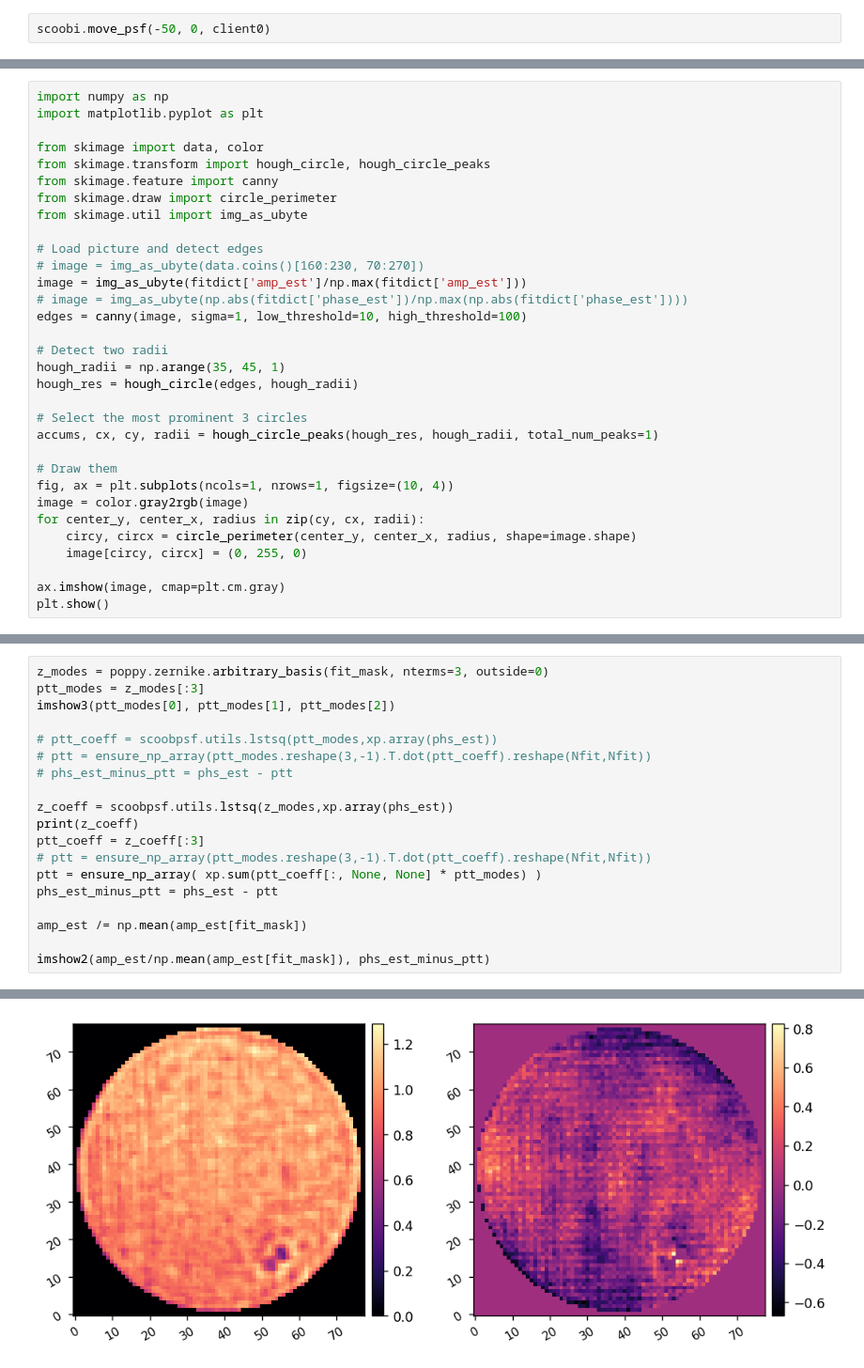
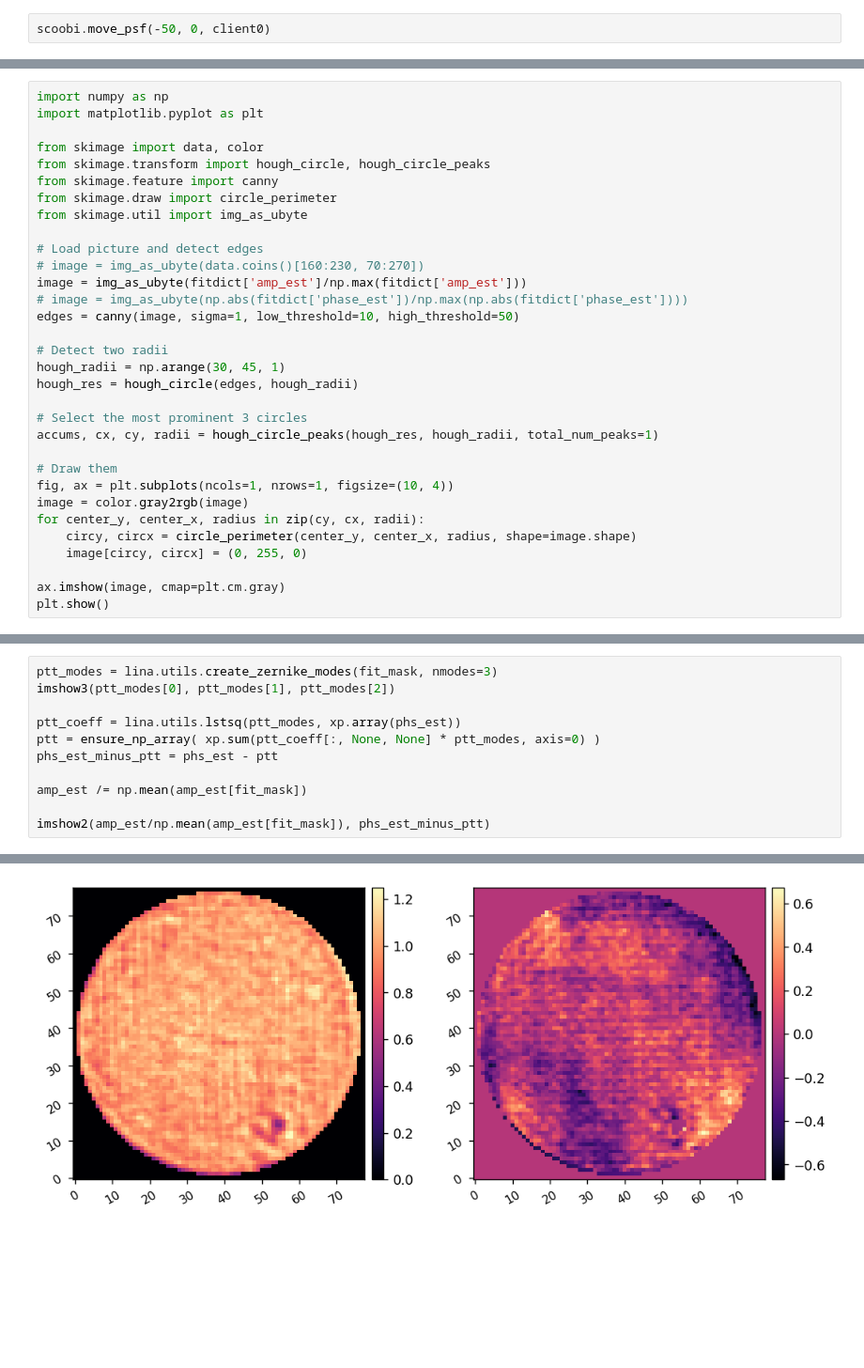
Before and after one commit to kian1377/scoob-exps, a Jupyter notebook: scoobi_demo_fdpr.ipynb, the cells around one changed output, grey strips where cells are left out. Shown: that part at 94% size. Drawn from its saved outputs; the diff is of its cells as text; blank space fills up the shorter version.

```diff
--- a/scoobi_demo_fdpr.ipynb
+++ b/scoobi_demo_fdpr.ipynb
@@ -105,10 +107,10 @@ from skimage.util import img_as_ubyte
 # image = img_as_ubyte(data.coins()[160:230, 70:270])
 image = img_as_ubyte(fitdict['amp_est']/np.max(fitdict['amp_est']))
 # image = img_as_ubyte(np.abs(fitdict['phase_est'])/np.max(np.abs(fitdict['phase_est'])))
-edges = canny(image, sigma=1, low_threshold=10, high_threshold=100)
+edges = canny(image, sigma=1, low_threshold=10, high_threshold=50)
 
 # Detect two radii
-hough_radii = np.arange(35, 45, 1)
+hough_radii = np.arange(30, 45, 1)
 hough_res = hough_circle(edges, hough_radii)
 
 # Select the most prominent 3 circles
@@ -149,17 +143,9 @@ imshow3(fit_mask, amp_est, phs_est)
 # %%
-z_modes = poppy.zernike.arbitrary_basis(fit_mask, nterms=3, outside=0)
-ptt_modes = z_modes[:3]
+ptt_modes = lina.utils.create_zernike_modes(fit_mask, nmodes=3)
 imshow3(ptt_modes[0], ptt_modes[1], ptt_modes[2])
 
-# ptt_coeff = scoobpsf.utils.lstsq(ptt_modes,xp.array(phs_est))
-# ptt = ensure_np_array(ptt_modes.reshape(3,-1).T.dot(ptt_coeff).reshape(Nfit,Nfit))
-# phs_est_minus_ptt = phs_est - ptt
-
-z_coeff = scoobpsf.utils.lstsq(z_modes,xp.array(phs_est))
-print(z_coeff)
-ptt_coeff = z_coeff[:3]
-# ptt = ensure_np_array(ptt_modes.reshape(3,-1).T.dot(ptt_coeff).reshape(Nfit,Nfit))
-ptt = ensure_np_array( xp.sum(ptt_coeff[:, None, None] * ptt_modes) )
+ptt_coeff = lina.utils.lstsq(ptt_modes, xp.array(phs_est))
+ptt = ensure_np_array( xp.sum(ptt_coeff[:, None, None] * ptt_modes, axis=0) )
 phs_est_minus_ptt = phs_est - ptt
 
 amp_est /= np.mean(amp_est[fit_mask])
@@ -171 +156 @@ imshow2(amp_est/np.mean(amp_est[fit_mask]), phs_est_minus_ptt)
-[figure, old version]
+[figure, new version]
```
Also changed, not shown: parts of 24 cells of this notebook, 1 other file.
